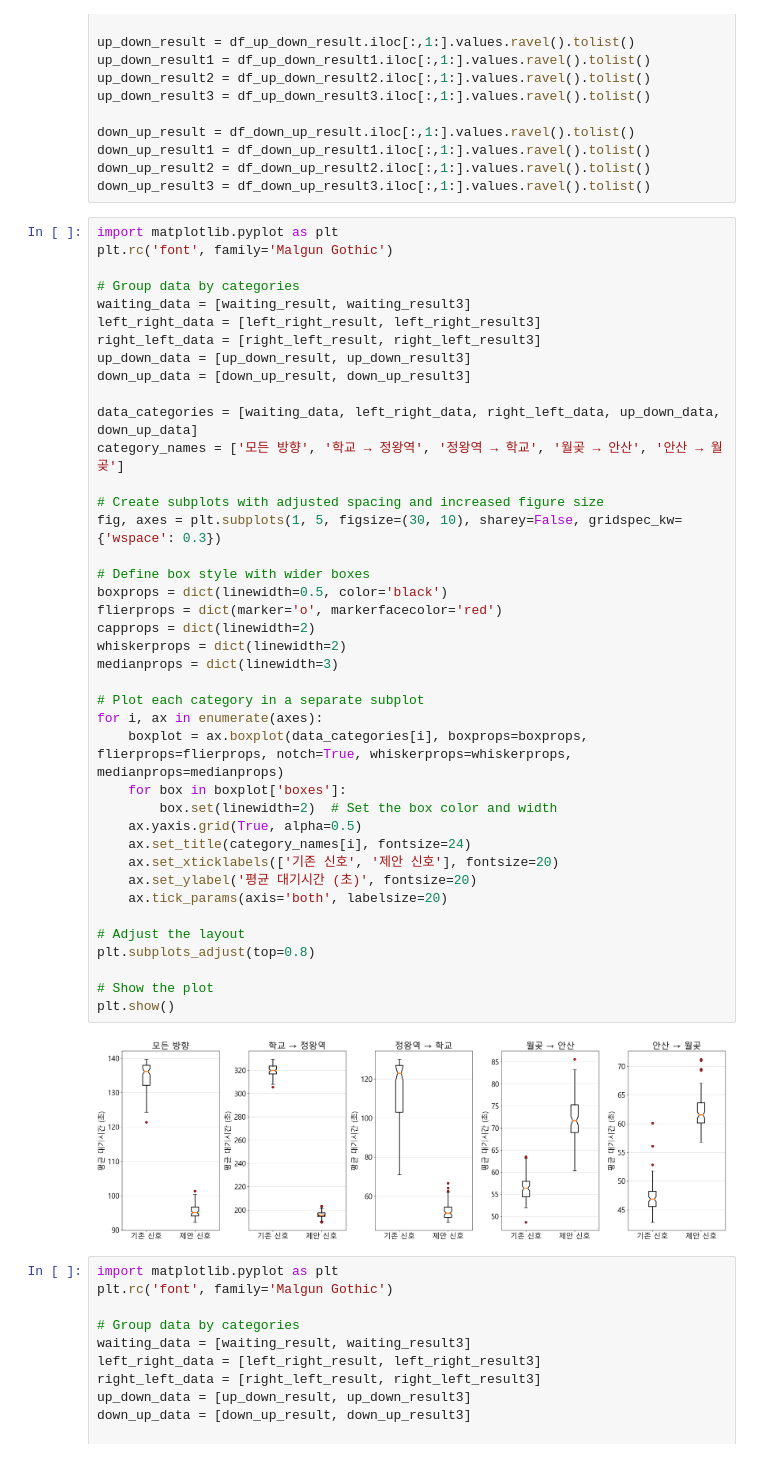
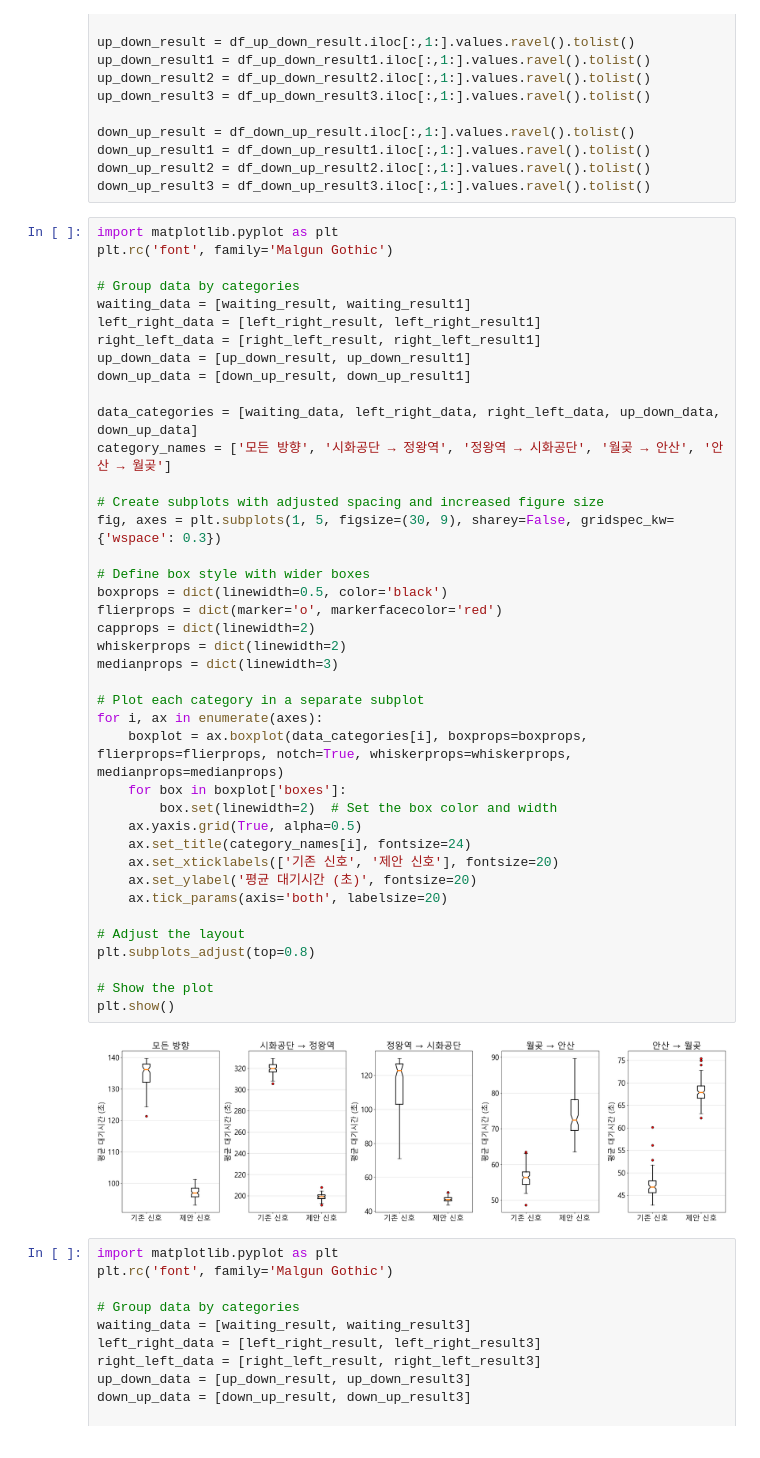
Before and after one commit to pjh09050/Graduation-research, a Jupyter notebook: 3_hour_퇴근/graph.ipynb, the cells around one changed output. Saved outputs shown, nothing was run; the diff lists cells and outputs as text.

Commit message:
result

```diff
--- a/3_hour_퇴근/graph.ipynb
+++ b/3_hour_퇴근/graph.ipynb
@@ -132,43 +132,43 @@ import matplotlib.pyplot as plt
 plt.rc('font', family='Malgun Gothic')
 
 # Group data by categories
-waiting_data = [waiting_result, waiting_result3]
-left_right_data = [left_right_result, left_right_result3]
-right_left_data = [right_left_result, right_left_result3]
-up_down_data = [up_down_result, up_down_result3]
-down_up_data = [down_up_result, down_up_result3]
+waiting_data = [waiting_result, waiting_result1]
+left_right_data = [left_right_result, left_right_result1]
+right_left_data = [right_left_result, right_left_result1]
+up_down_data = [up_down_result, up_down_result1]
+down_up_data = [down_up_result, down_up_result1]
 
 data_categories = [waiting_data, left_right_data, right_left_data, up_down_data, down_up_data]
-category_names = ['모든 방향', '학교 → 정왕역', '정왕역 → 학교', '월곶 → 안산', '안산 → 월곶']
+category_names = ['모든 방향', '시화공단 → 정왕역', '정왕역 → 시화공단', '월곶 → 안산', '안산 → 월곶']
 
 # Create subplots with adjusted spacing and increased figure size
-fig, axes = plt.subplots(1, 5, figsize=(30, 10), sharey=False, gridspec_kw={'wspace': 0.3})
+fig, axes = plt.subplots(1, 5, figsize=(30, 9), sharey=False, gridspec_kw={'wspace': 0.3})
 
 # Define box style with wider boxes
 boxprops = dict(linewidth=0.5, color='black')
 flierprops = dict(marker='o', markerfacecolor='red')
 capprops = dict(linewidth=2)
 whiskerprops = dict(linewidth=2)
 medianprops = dict(linewidth=3)
 
 # Plot each category in a separate subplot
 for i, ax in enumerate(axes):
     boxplot = ax.boxplot(data_categories[i], boxprops=boxprops, flierprops=flierprops, notch=True, whiskerprops=whiskerprops, medianprops=medianprops)
     for box in boxplot['boxes']:
         box.set(linewidth=2)  # Set the box color and width
     ax.yaxis.grid(True, alpha=0.5)
     ax.set_title(category_names[i], fontsize=24)
     ax.set_xticklabels(['기존 신호', '제안 신호'], fontsize=20)
     ax.set_ylabel('평균 대기시간 (초)', fontsize=20)
     ax.tick_params(axis='both', labelsize=20)
 
 # Adjust the layout
 plt.subplots_adjust(top=0.8)
 
 # Show the plot
 plt.show()
 # %% [output]
-[figure, old version]
+[figure, new version]
 # %%
 import matplotlib.pyplot as plt
 plt.rc('font', family='Malgun Gothic')
```
